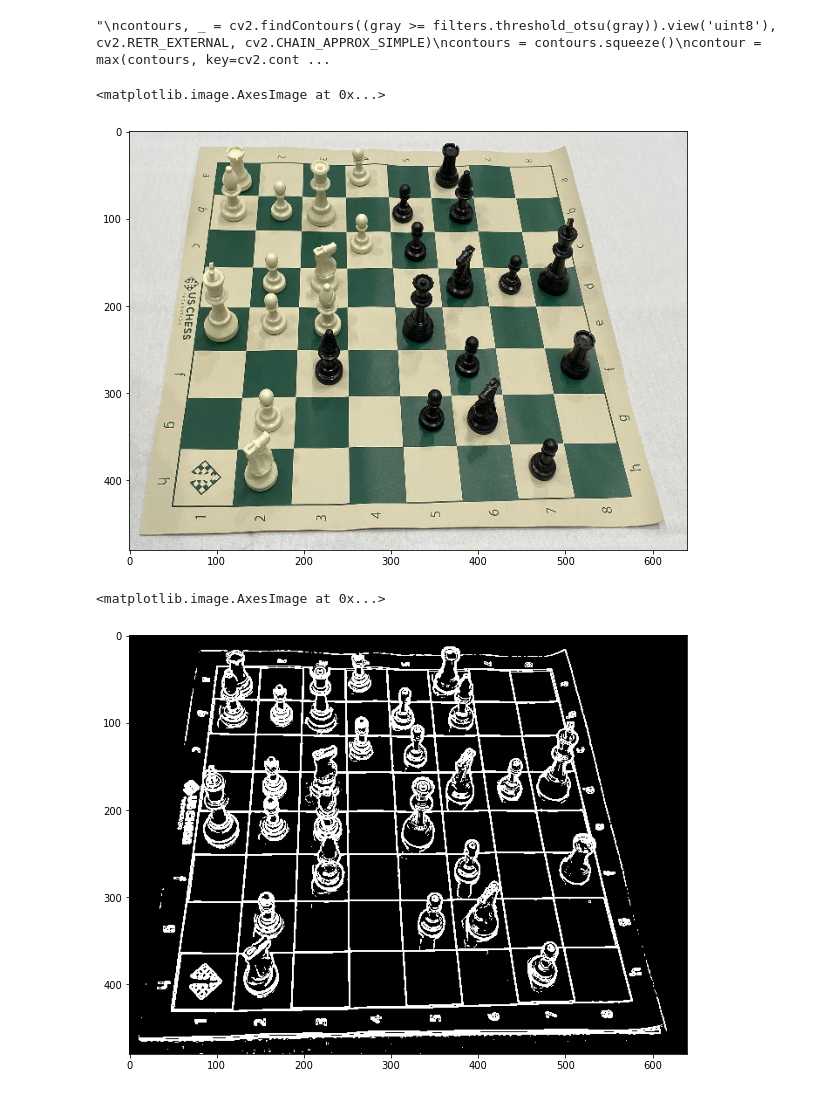
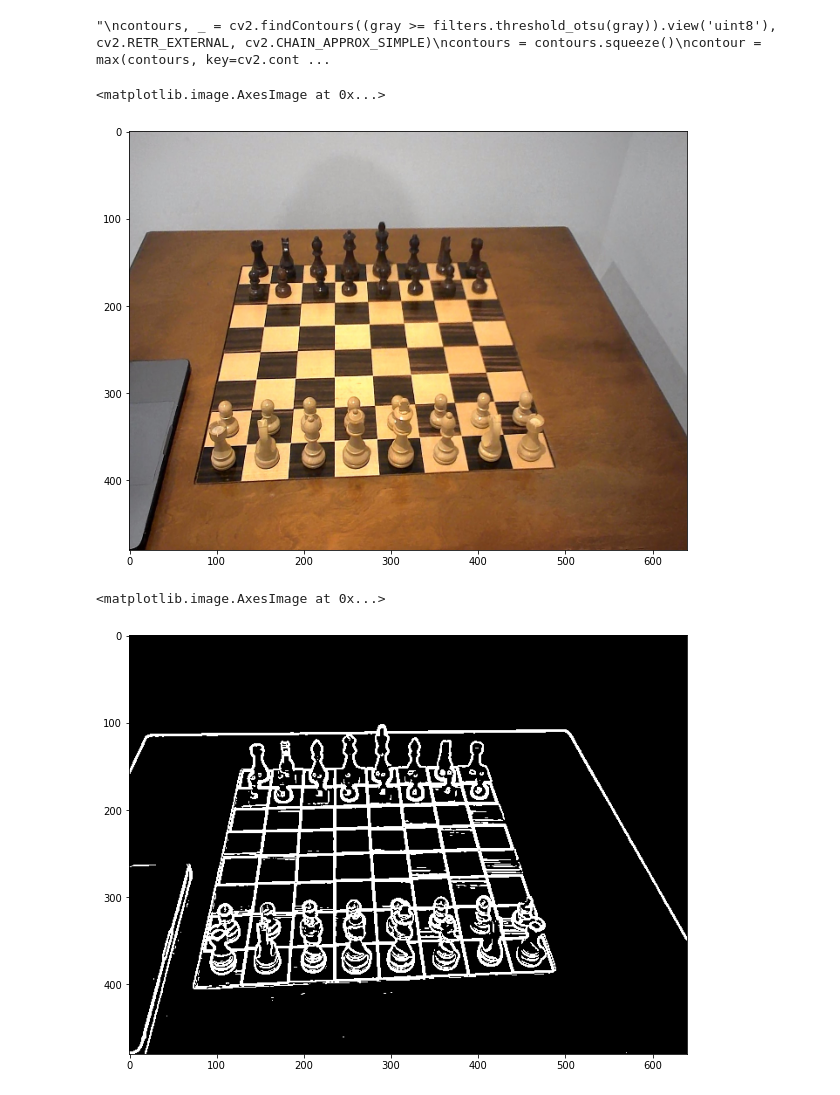
Before and after one commit to tniyer2/chess_image_detection, a Jupyter notebook: chess_detection.ipynb, the cells around one changed output. Saved outputs shown, nothing was run; the diff lists cells and outputs as text; code cells hidden in the pictures.

Commit message:
Added a new starting position image.
Added a function to find the inrtersection of points between lines.

```diff
--- a/chess_detection.ipynb
+++ b/chess_detection.ipynb
@@ -105,23 +108,24 @@ def plot_lines_hough(im, angles, dists):
 # %%
-im = io.imread('chess_board_images/chess_position_1.jpg')
+im = io.imread('chess_board_images/starting_chess_position_2.jpg')
 im = cv2.resize(im, (640, 480))
 
 plt.imshow(im)
 # %% [output]
 <matplotlib.image.AxesImage at 0x...>
-[figure, old version]
+[figure, new version]
 # %%
 EDGE_DETECTION_THRESHOLD = 0.05
+GAUSSIAN_BLUR = 0.75
 
 gray = color.rgb2gray(im)
-blurred = ndi.gaussian_filter(gray, 0.5)
+blurred = ndi.gaussian_filter(gray, GAUSSIAN_BLUR)
 edges = filters.sobel(blurred)
 thresh = edges > EDGE_DETECTION_THRESHOLD
 
 plt.imshow(thresh)
 # %% [output]
 <matplotlib.image.AxesImage at 0x...>
-[figure, old version]
+[figure, new version]
 # %%
 '''
 Debug single lines from hough lines.
```
Also changed, not shown: parts of 9 cells of this notebook, 1 other file.
